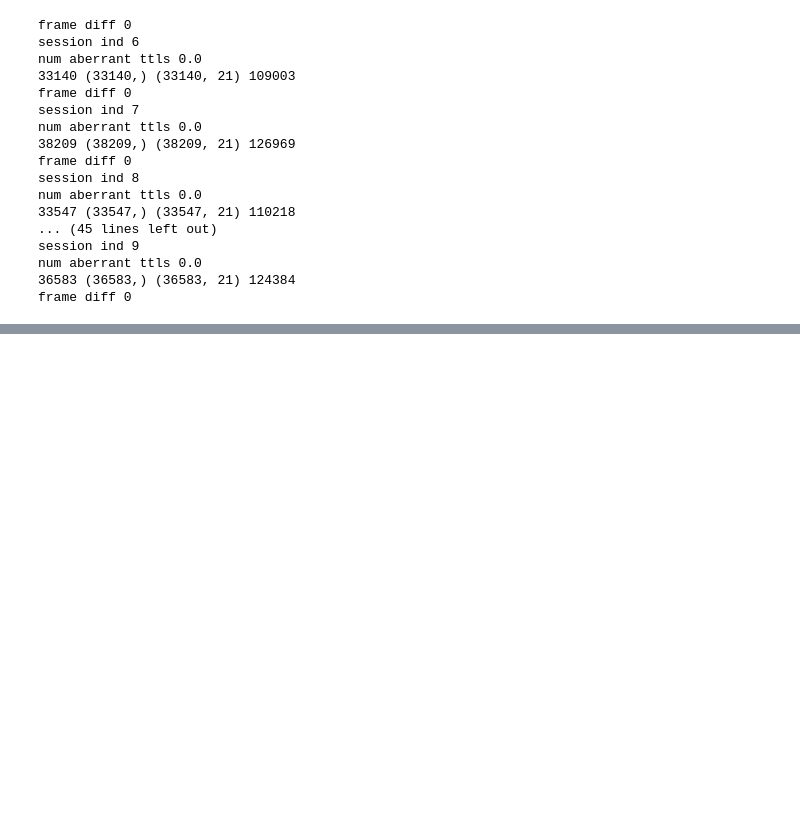
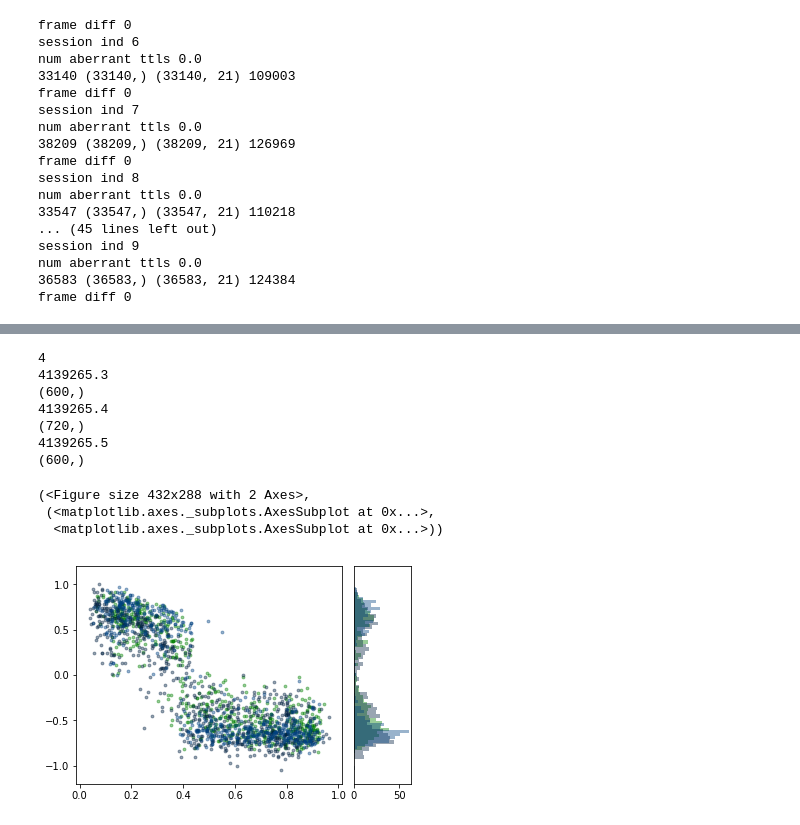
Before and after one commit to GiocomoLab/MightyMorphingPhotonRangers, a Jupyter notebook: SimMats/LogAngleRatioPlots.ipynb, the cells around one changed output, grey strips where cells are left out. Cells and saved outputs as stored; diff of their text form; code cells hidden in the pictures; blank space fills up the shorter version.

```diff
--- a/SimMats/LogAngleRatioPlots.ipynb
+++ b/SimMats/LogAngleRatioPlots.ipynb
@@ -144,23 +144,3 @@ session ind 9
 num aberrant ttls 0.0
 36583 (36583,) (36583, 21) 124384
 frame diff 0
-# %%
-
-def plot_LAR(LAR,EM,cmap='copper'):
-    cmap = plt.cm.get_cmap(cmap)
-    f = plt.figure()
-    gs = gridspec.GridSpec(1,5)
-    ax_scat = f.add_subplot(gs[:,:4])
-    ax_hist = f.add_subplot(gs[:,-1])
-    N = len(LAR.keys())
-    print(N)
-    for i,mouse in enumerate(LAR.keys()):
-#         print(LAR[mouse])
-        lar,em = np.array(LAR[mouse]).ravel(),np.array(EM[mouse]).ravel()
-        print(lar.shape)
-        ax_scat.scatter(em,lar) #,color=cmap(np.float(i/N)),alpha=.4,s=8)
-        ax_hist.hist(lar,bins=50,orientation='horizontal',color=cmap(np.float(i/N)),alpha=.4)
-    ax_hist.set_ylim([-1.2,1.2])
-    ax_scat.set_ylim([-1.2,1.2])
-    ax_hist.set_yticks([])
-    return f,(ax_scat,ax_hist)
@@ -185,2 +167,37 @@ num aberrant ttls 0.0
+# %%
+
+def plot_LAR(LAR,EM,cmap='copper'):
+    cmap = plt.cm.get_cmap(cmap)
+    f = plt.figure()
+    gs = gridspec.GridSpec(1,5)
+    ax_scat = f.add_subplot(gs[:,:4])
+    ax_hist = f.add_subplot(gs[:,-1])
+    N = len(LAR.keys())
+    print(N)
+    for i,mouse in enumerate(LAR.keys()):
+        if len(LAR[mouse])>0:
+            print(mouse)
+            lar,em = np.concatenate(LAR[mouse]),np.concatenate(EM[mouse])
+            print(lar.shape)
+            ax_scat.scatter(em,lar,color=cmap(np.float(i/N)),alpha=.4,s=8)
+            ax_hist.hist(lar,bins=50,orientation='horizontal',color=cmap(np.float(i/N)),alpha=.4)
+    ax_hist.set_ylim([-1.2,1.2])
+    ax_scat.set_ylim([-1.2,1.2])
+    ax_hist.set_yticks([])
+    return f,(ax_scat,ax_hist)
+# %%
+plot_LAR(LAR_rare,EM_rare,cmap='ocean')
+# %% [output]
+4
+4139265.3
+(600,)
+4139265.4
+(720,)
+4139265.5
+(600,)
+(<Figure size 432x288 with 2 Axes>,
+ (<matplotlib.axes._subplots.AxesSubplot at 0x...>,
+  <matplotlib.axes._subplots.AxesSubplot at 0x...>))
+[figure, added]
 # %%
 
```
Also changed, not shown: parts of 5 cells of this notebook, 1 other file.
